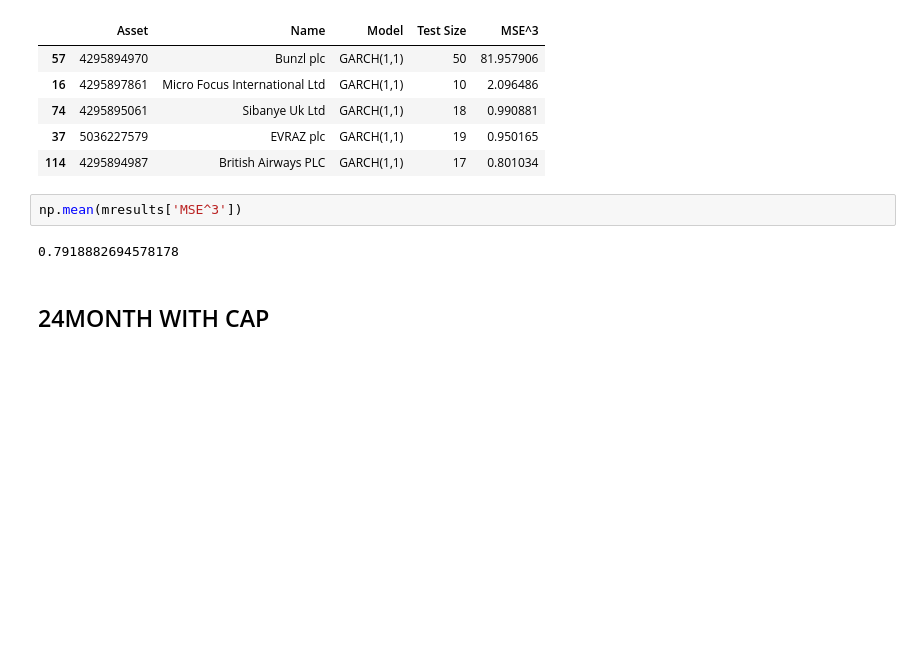
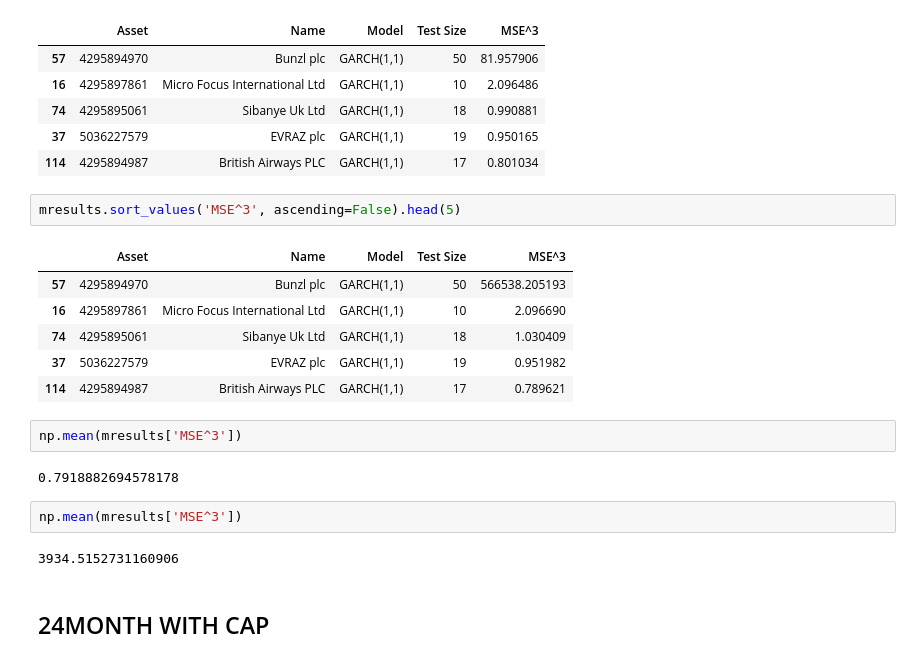
Before and after one commit to ygcahyono/esgnews_volatility, a Jupyter notebook: notebook/3.1.1-GARCH-DEV.ipynb, the cells around one changed output. Saved outputs shown, nothing was run; the diff lists cells and outputs as text; blank space fills up the shorter version.

Commit message:
Adjutment on test set

```diff
--- a/notebook/3.1.1-GARCH-DEV.ipynb
+++ b/notebook/3.1.1-GARCH-DEV.ipynb
@@ -169,10 +178,23 @@ mresults.sort_values('MSE^3', ascending=False).head(5)
 | 74 | 4295895061 | Sibanye Uk Ltd | GARCH(1,1) | 18 | 0.990881 |
 | 37 | 5036227579 | EVRAZ plc | GARCH(1,1) | 19 | 0.950165 |
 | 114 | 4295894987 | British Airways PLC | GARCH(1,1) | 17 | 0.801034 |
+# %%
+mresults.sort_values('MSE^3', ascending=False).head(5)
+# %% [output]
+|  | Asset | Name | Model | Test Size | MSE^3 |
+| 57 | 4295894970 | Bunzl plc | GARCH(1,1) | 50 | 566538.205193 |
+| 16 | 4295897861 | Micro Focus International Ltd | GARCH(1,1) | 10 | 2.096690 |
+| 74 | 4295895061 | Sibanye Uk Ltd | GARCH(1,1) | 18 | 1.030409 |
+| 37 | 5036227579 | EVRAZ plc | GARCH(1,1) | 19 | 0.951982 |
+| 114 | 4295894987 | British Airways PLC | GARCH(1,1) | 17 | 0.789621 |
 # %%
 np.mean(mresults['MSE^3'])
 # %% [output]
 0.7918882694578178
+# %%
+np.mean(mresults['MSE^3'])
+# %% [output]
+3934.5152731160906
 # %% [markdown]
 ## 24MONTH WITH CAP
 # %%
```
Also changed, not shown: parts of 4 cells of this notebook.
